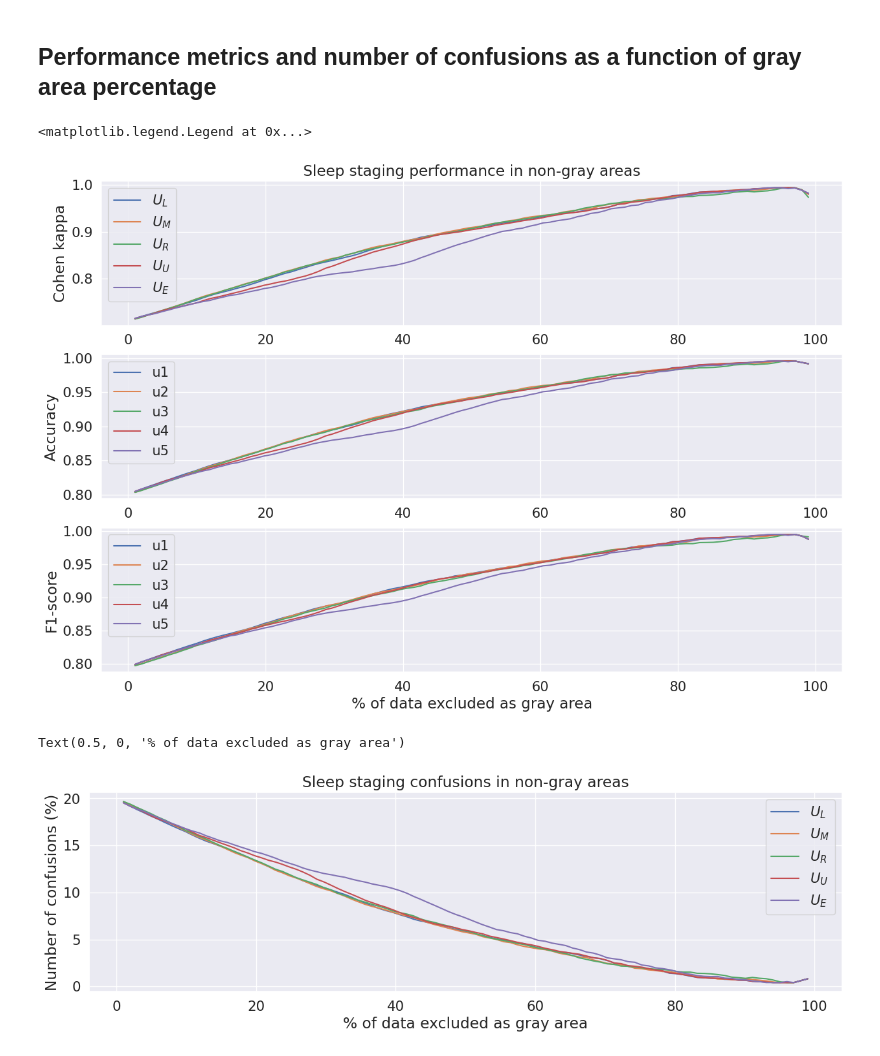
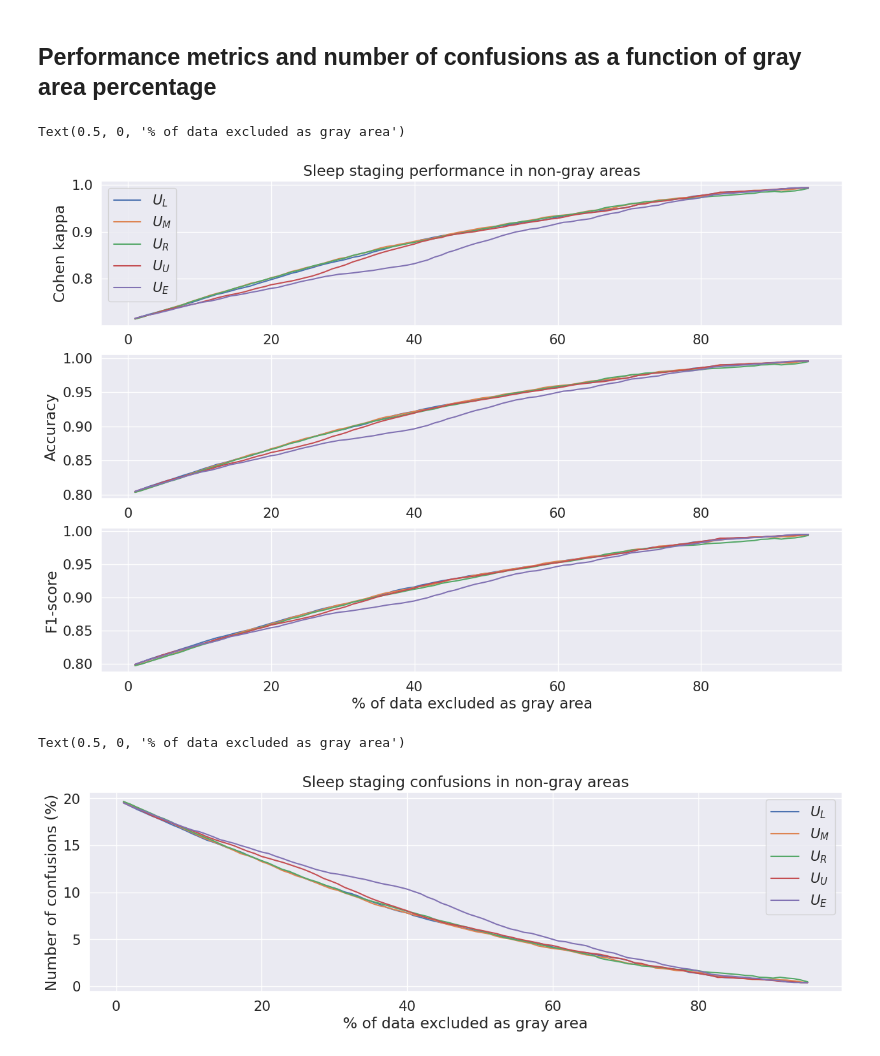
Before and after one commit to matias-olavi/aSAGA, a Jupyter notebook: GrayAreaValidation-dodh.ipynb, the cells around one changed output. Drawn from its saved outputs; the diff is of its cells as text; code cells hidden in the pictures.

```diff
--- a/GrayAreaValidation-dodh.ipynb
+++ b/GrayAreaValidation-dodh.ipynb
@@ -219,11 +222,11 @@ show_confusion_matrix(np.array(flatten(hg_tru))[ind_5],np.array(flatten(hg_pre))
 # %% [markdown]
 ## Performance metrics and number of confusions as a function of gray area percentage
 # %%
-kap = np.empty((len(np.linspace(0.01, 0.99, 100)), 5))
-acc = np.empty((len(np.linspace(0.01, 0.99, 100)), 5))
-f1 = np.empty((len(np.linspace(0.01, 0.99, 100)), 5))
+kap = np.empty((len(np.linspace(0.05, 0.99, 100)), 5))
+acc = np.empty((len(np.linspace(0.05, 0.99, 100)), 5))
+f1 = np.empty((len(np.linspace(0.05, 0.99, 100)), 5))
 
-for k, limit in enumerate(np.linspace(0.01, 0.99, 100)):
+for k, limit in enumerate(np.linspace(0.05, 0.99, 100)):
 
     u1_flat = flatten(u1)
     u2_flat = flatten(u2)
@@ -258,20 +261,20 @@ for k, limit in enumerate(np.linspace(0.01, 0.99, 100)):
 # %%
 fig, ax = plt.subplots(3,1, figsize=(15,10))
 
-ax[0].plot(100 - np.linspace(0.01, 0.99, 100)*100,kap)
+ax[0].plot(100 - np.linspace(0.05, 0.99, 100)*100,kap)
 ax[0].set_title('Sleep staging performance in non-gray areas')
 ax[0].set_ylabel('Cohen kappa')
 ax[0].legend(['$U_{L}$', '$U_{M}$', '$U_{R}$', '$U_{U}$', '$U_{E}$'])
-ax[1].plot(100 - np.linspace(0.01, 0.99, 100)*100,acc)
+ax[1].plot(100 - np.linspace(0.05, 0.99, 100)*100,acc)
 ax[1].set_ylabel('Accuracy')
-ax[1].legend(['$U_{L}$', '$U_{M}$', '$U_{R}$', '$U_{U}$', '$U_{E}$'])
-ax[2].plot(100 - np.linspace(0.01, 0.99, 100)*100,f1)
+#ax[1].legend(['$U_{L}$', '$U_{M}$', '$U_{R}$', '$U_{U}$', '$U_{E}$'])
+ax[2].plot(100 - np.linspace(0.05, 0.99, 100)*100,f1)
 ax[2].set_ylabel('F1-score')
 ax[2].set_xlabel('% of data excluded as gray area')
-ax[2].legend(['$U_{L}$', '$U_{M}$', '$U_{R}$', '$U_{U}$', '$U_{E}$'])
+#ax[2].legend(['$U_{L}$', '$U_{M}$', '$U_{R}$', '$U_{U}$', '$U_{E}$'])
 # %% [output]
-<matplotlib.legend.Legend at 0x...>
+Text(0.5, 0, '% of data excluded as gray area')
-[figure, old version]
+[figure, new version]
 # %%
 def number_of_confusions(x,y):
     ind = np.where(x==y)[0]
@@ -302,14 +305,14 @@ for k, limit in enumerate(np.linspace(0.01, 0.99, 100)):
 # %%
 fig, ax = plt.subplots(1,1,figsize=(15,4))
 
-ax.plot(100 - np.linspace(0.01, 0.99, 100)*100,confusions*100)
+ax.plot(100 - np.linspace(0.05, 0.99, 100)*100,confusions*100)
 ax.set_title('Sleep staging confusions in non-gray areas')
 ax.set_ylabel('Number of confusions (%)')
 ax.legend(['$U_{L}$', '$U_{M}$', '$U_{R}$', '$U_{U}$', '$U_{E}$'])
 ax.set_xlabel('% of data excluded as gray area')
 # %% [output]
 Text(0.5, 0, '% of data excluded as gray area')
-[figure, old version]
+[figure, new version]
 # %%
 def number_of_confusions(x,y,n):
     ind = np.where(x==y)[0]
```
Also changed, not shown: parts of 4 cells of this notebook, 1 other file.
